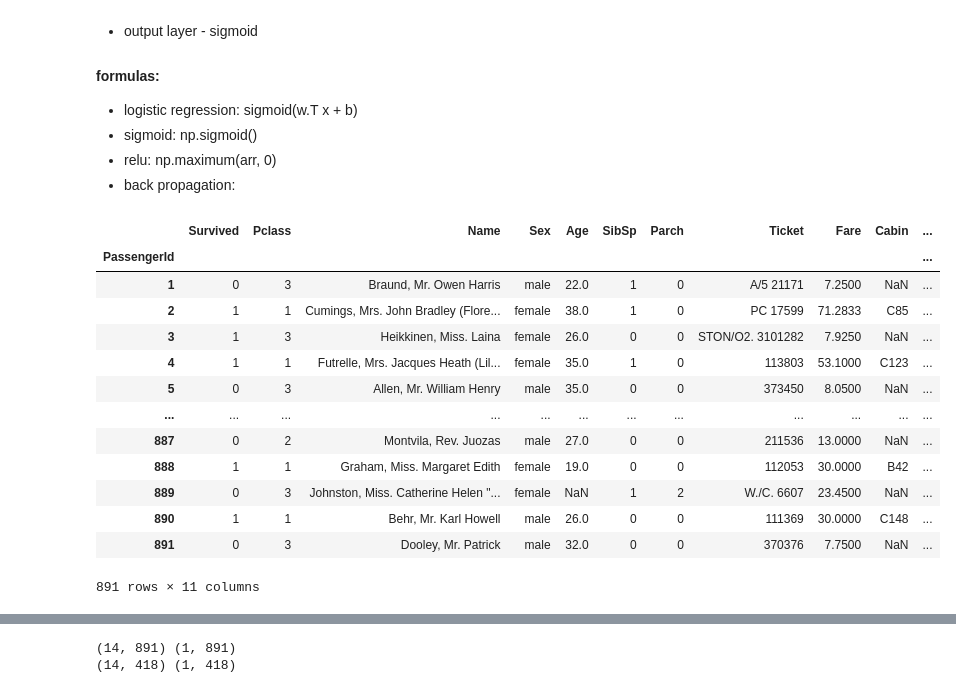
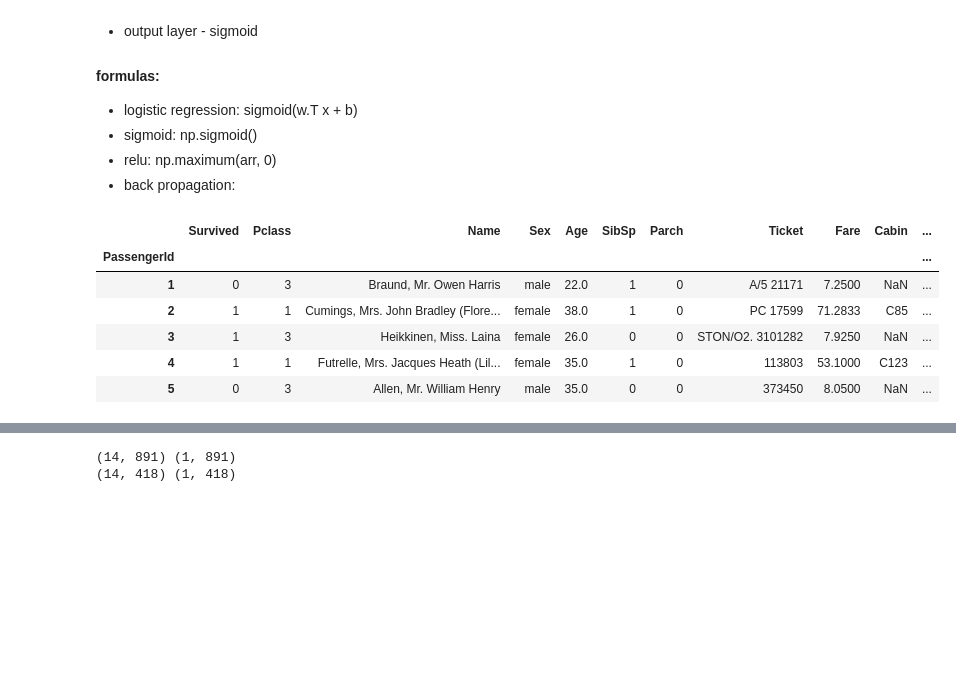
Before and after one commit to BuckoIII/titanic_survival, a Jupyter notebook: notebooks/1.0_data_explore.ipynb, the cells around one changed output, grey strips where cells are left out. Drawn from its saved outputs; the diff is of its cells as text; code cells hidden in the pictures; blank space fills up the shorter version.

Commit message:
neaten up clean data function

```diff
--- a/notebooks/1.0_data_explore.ipynb
+++ b/notebooks/1.0_data_explore.ipynb
@@ -43,22 +43,23 @@ data dictionary
 # %%
 # load training data
 
-DATA_PATH = Path('/Users/tommadden/titanic_survival/data')
+DATA_PATH = Path('/Users/tommadden/Library/CloudStorage/OneDrive-petsathome.onmicrosoft.com/machine_learning_specialisation/titanic_survival/data')
 p = Path(DATA_PATH, 'titanic', 'train.csv')
 train_df = pd.read_csv(p, index_col=0)
-train_df
+
+p = Path(DATA_PATH, 'titanic', 'test.csv')
+test_df = pd.read_csv(p, index_col=0)
+
+
+p = Path(DATA_PATH, 'titanic', 'gender_submission.csv')
+test_Y = pd.read_csv(p, index_col=0)
+
+train_df.head()
 # %% [output]
 |  | Survived | Pclass | Name | Sex | Age | SibSp | Parch | Ticket | Fare | Cabin | ... |
 | PassengerId |  |  |  |  |  |  |  |  |  |  | ... |
 | 1 | 0 | 3 | Braund, Mr. Owen Harris | male | 22.0 | 1 | 0 | A/5 21171 | 7.2500 | NaN | ... |
 | 2 | 1 | 1 | Cumings, Mrs. John Bradley (Flore... | female | 38.0 | 1 | 0 | PC 17599 | 71.2833 | C85 | ... |
 | 3 | 1 | 3 | Heikkinen, Miss. Laina | female | 26.0 | 0 | 0 | STON/O2. 3101282 | 7.9250 | NaN | ... |
 | 4 | 1 | 1 | Futrelle, Mrs. Jacques Heath (Lil... | female | 35.0 | 1 | 0 | 113803 | 53.1000 | C123 | ... |
 | 5 | 0 | 3 | Allen, Mr. William Henry | male | 35.0 | 0 | 0 | 373450 | 8.0500 | NaN | ... |
-| ... | ... | ... | ... | ... | ... | ... | ... | ... | ... | ... | ... |
-| 887 | 0 | 2 | Montvila, Rev. Juozas | male | 27.0 | 0 | 0 | 211536 | 13.0000 | NaN | ... |
-| 888 | 1 | 1 | Graham, Miss. Margaret Edith | female | 19.0 | 0 | 0 | 112053 | 30.0000 | B42 | ... |
-| 889 | 0 | 3 | Johnston, Miss. Catherine Helen "... | female | NaN | 1 | 2 | W./C. 6607 | 23.4500 | NaN | ... |
-| 890 | 1 | 1 | Behr, Mr. Karl Howell | male | 26.0 | 0 | 0 | 111369 | 30.0000 | C148 | ... |
-| 891 | 0 | 3 | Dooley, Mr. Patrick | male | 32.0 | 0 | 0 | 370376 | 7.7500 | NaN | ... |
-891 rows × 11 columns
```
Also changed, not shown: parts of 7 cells of this notebook.
